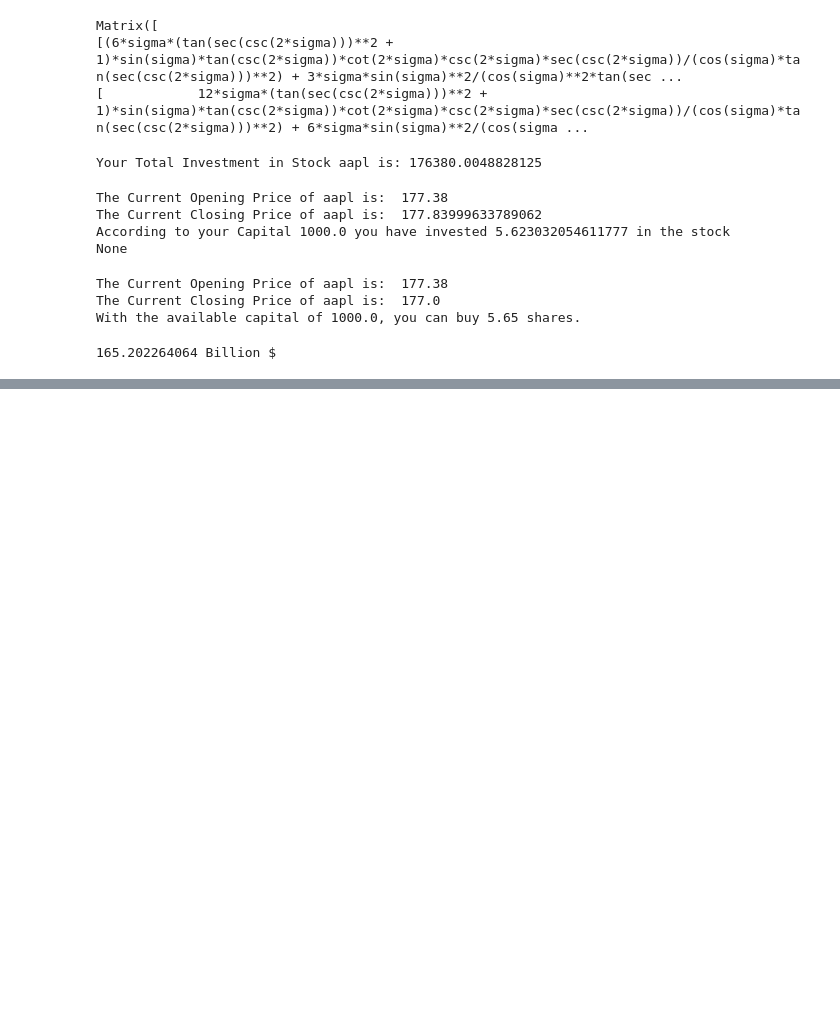
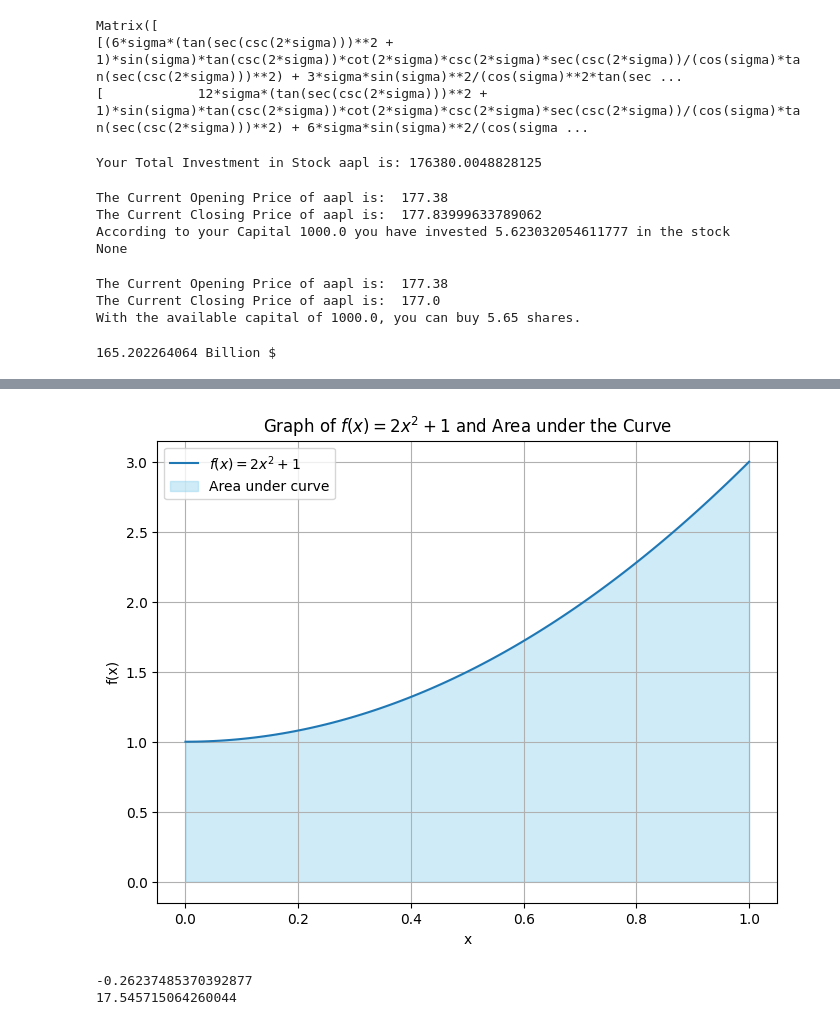
Before and after one commit to Desantonio/Py-Notebook, a Jupyter notebook: hello.ipynb, the cells around one changed output, grey strips where cells are left out. Saved outputs shown, nothing was run; the diff lists cells and outputs as text; code cells hidden in the pictures; blank space fills up the shorter version.

```diff
--- a/hello.ipynb
+++ b/hello.ipynb
@@ -243,0 +511,11 @@ print(c,"Billion $")
+# %%
+from sympy import sin, symbols
+from sympy import *
+x, pi = symbols('x, pi')
+function = sin(pi/4+x)
+diff_1 = diff(function, x)
+diff_2 = diff(diff_1, x)
+diff_3 = diff(diff_2, x)
+diff_4 = diff(diff_3, x)
+function.subs(x,0)
+diff_4.subs(x,0)
@@ -243,0 +587,46 @@ print(c,"Billion $")
+# %%
+import numpy as np
+import matplotlib.pyplot as plt
+import matplotlib.patches as patches
+
+# Define the function
+def f(x):
+    return 2*x**2 + 1
+
+# Create an array of x values
+x = np.linspace(0, 1, 100)
+
+# Create an array of corresponding y values using the function
+y = f(x)
+
+# Create the plot
+plt.figure(figsize=(8, 6))
+plt.plot(x, y, label='$f(x) = 2x^2 + 1$')
+plt.fill_between(x, y, color='skyblue', alpha=0.4, label='Area under curve')
+
+# Add labels and title
+plt.xlabel('x')
+plt.ylabel('f(x)')
+plt.title('Graph of $f(x) = 2x^2 + 1$ and Area under the Curve')
+plt.legend()
+
+# Show the plot
+plt.grid()
+plt.show()
+# %% [output]
+[figure, added]
+# %%
+import math
+def func(a):
+    p = math.sin(a)
+    print(p)
+    return
+func(50)
+total = 0
+for i in range(100000):
+    happy = math.sin(i**2)*math.cos(2*i+567)
+    total += happy
+print(total)
+# %% [output]
+-0.26237485370392877
+17.545715064260044
```
Also changed, not shown: parts of 29 cells of this notebook, 26 other files.
